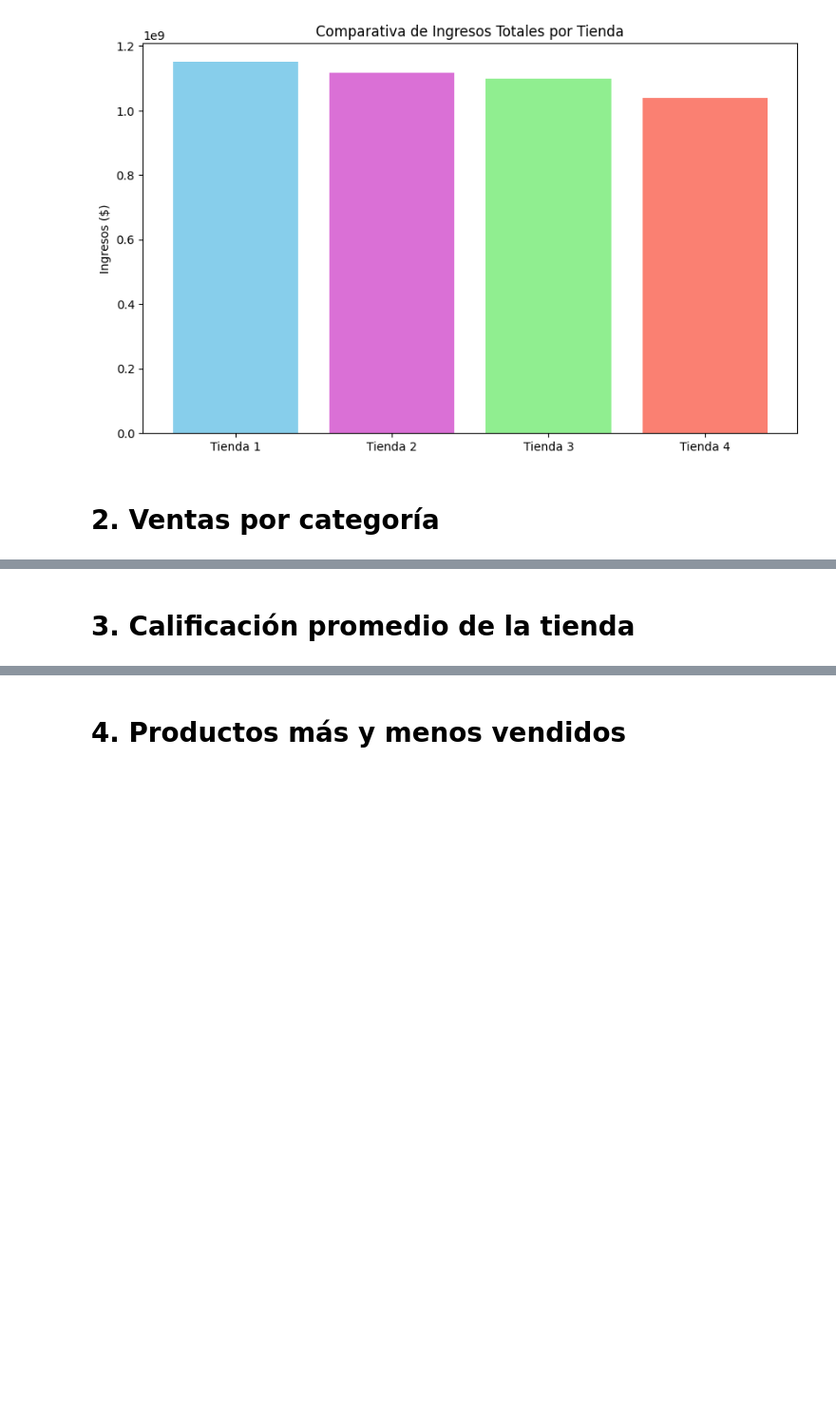
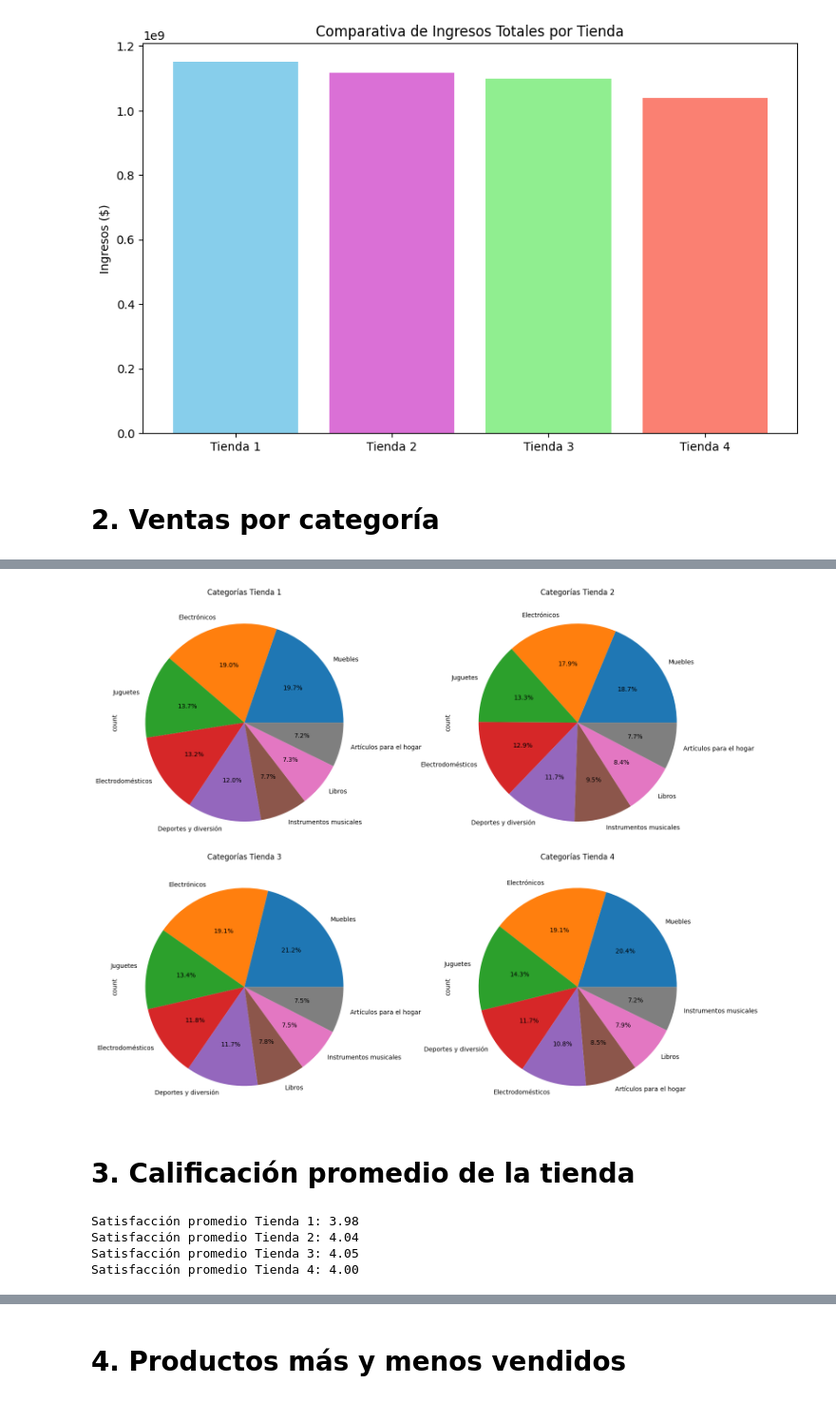
Before and after one commit to DAMS-1/Challenge-Alura-Store, a Jupyter notebook: AluraStoreLatam.ipynb, the cells around one changed output, grey strips where cells are left out. Shown at 95% size. Drawn from its saved outputs; the diff is of its cells as text; code cells hidden in the pictures; blank space fills up the shorter version.

Commit message:
Ventas por categoria y Valoracion media por tienda

```diff
--- a/AluraStoreLatam.ipynb
+++ b/AluraStoreLatam.ipynb
@@ -55,3 +55,19 @@ plt.show()
 [figure]
 # %% [markdown]
 # 2. Ventas por categoría
+# %%
+# Contar ventas por categoría en cada tienda
+ventas_cat_tienda1 = tienda['Categoría del Producto'].value_counts()
+ventas_cat_tienda2 = tienda2['Categoría del Producto'].value_counts()
+ventas_cat_tienda3 = tienda3['Categoría del Producto'].value_counts()
+ventas_cat_tienda4 = tienda4['Categoría del Producto'].value_counts()
+
+# Mostrar resultados de las categorías más populares
+print("--- Ventas por Categoría: Tienda 1 ---")
+print(ventas_cat_tienda1)
+print("\n--- Ventas por Categoría: Tienda 2 ---")
+print(ventas_cat_tienda2)
+print("\n--- Ventas por Categoría: Tienda 3 ---")
+print(ventas_cat_tienda3)
+print("\n--- Ventas por Categoría: Tienda 4 ---")
+print(ventas_cat_tienda4)
@@ -58,2 +92,33 @@ plt.show()
+# %%
+import matplotlib.pyplot as plt
+
+fig, axes = plt.subplots(2, 2, figsize=(15, 12))
+
+ventas_cat_tienda1.plot(kind='pie', ax=axes[0,0], autopct='%1.1f%%', title='Categorías Tienda 1')
+ventas_cat_tienda2.plot(kind='pie', ax=axes[0,1], autopct='%1.1f%%', title='Categorías Tienda 2')
+ventas_cat_tienda3.plot(kind='pie', ax=axes[1,0], autopct='%1.1f%%', title='Categorías Tienda 3')
+ventas_cat_tienda4.plot(kind='pie', ax=axes[1,1], autopct='%1.1f%%', title='Categorías Tienda 4')
+
+plt.tight_layout()
+plt.show()
+# %% [output]
+[figure, added]
 # %% [markdown]
 # 3. Calificación promedio de la tienda
+# %%
+# Calcular la calificación promedio por tienda
+calificacion_tienda1 = tienda['Calificación'].mean()
+calificacion_tienda2 = tienda2['Calificación'].mean()
+calificacion_tienda3 = tienda3['Calificación'].mean()
+calificacion_tienda4 = tienda4['Calificación'].mean()
+
+# Mostrar resultados de satisfacción
+print(f"Satisfacción promedio Tienda 1: {calificacion_tienda1:.2f} ")
+print(f"Satisfacción promedio Tienda 2: {calificacion_tienda2:.2f} ")
+print(f"Satisfacción promedio Tienda 3: {calificacion_tienda3:.2f} ")
+print(f"Satisfacción promedio Tienda 4: {calificacion_tienda4:.2f} ")
+# %% [output]
+Satisfacción promedio Tienda 1: 3.98
+Satisfacción promedio Tienda 2: 4.04
+Satisfacción promedio Tienda 3: 4.05
+Satisfacción promedio Tienda 4: 4.00
```
Also changed, not shown: parts of 2 cells of this notebook.
